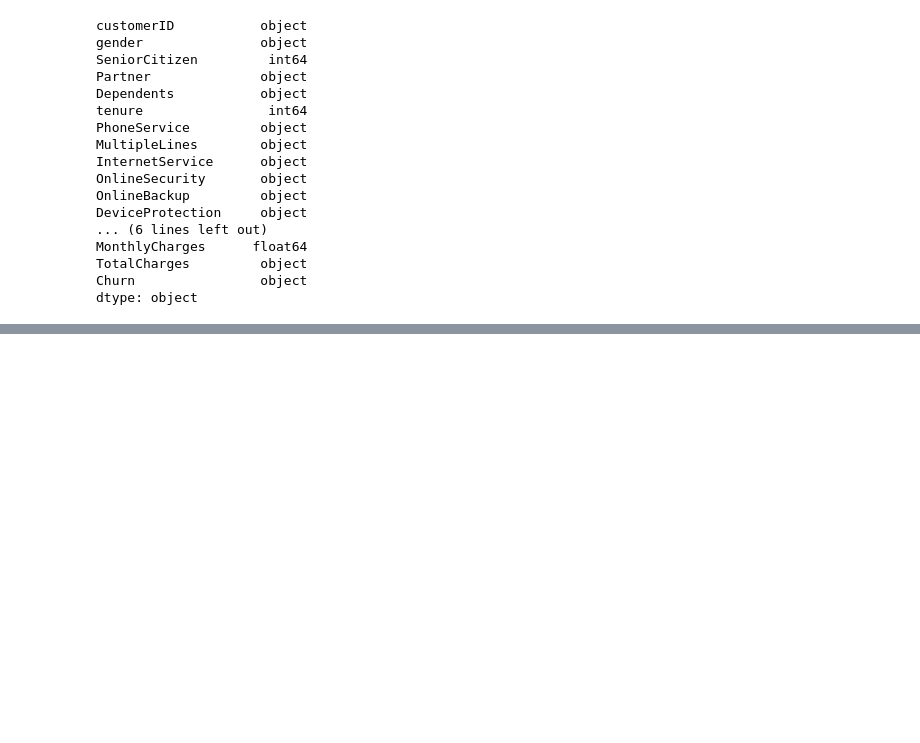
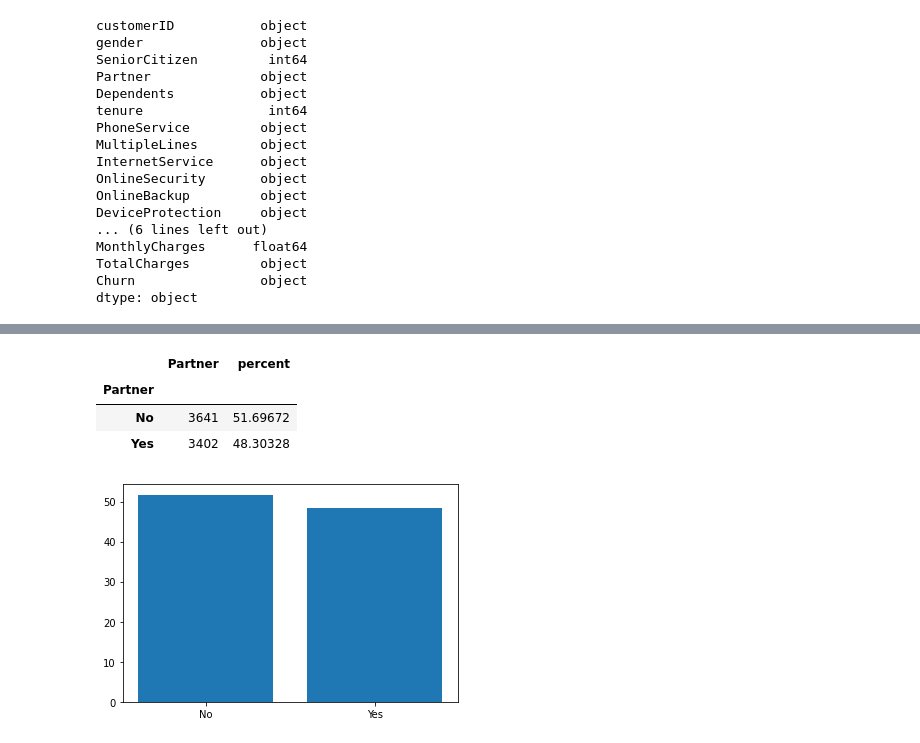
Before and after one commit to arcarrion/churn_prediction, a Jupyter notebook: notebooks/01_exploratory_analysis.ipynb, the cells around one changed output, grey strips where cells are left out. Cells and saved outputs as stored; diff of their text form; code cells hidden in the pictures; blank space fills up the shorter version.

```diff
--- a/notebooks/01_exploratory_analysis.ipynb
+++ b/notebooks/01_exploratory_analysis.ipynb
@@ -54,0 +97,14 @@ TypeError: ignored
+# %%
+fig_gender, ax_gender = plt.subplots()
+attribute_data = raw_data.groupby('Partner').agg({'Partner': 'count'})
+attribute_data['percent'] = attribute_data.Partner*100/sum(attribute_data.Partner)
+display(attribute_data)
+plt.bar(attribute_data.index.values, attribute_data.percent)
+plt.xticks(attribute_data.index.values, ('No', 'Yes'))
+plt.show()
+# %% [output]
+|  | Partner | percent |
+| Partner |  |  |
+| No | 3641 | 51.69672 |
+| Yes | 3402 | 48.30328 |
+[figure, added]
```
Also changed, not shown: parts of 7 cells of this notebook.
